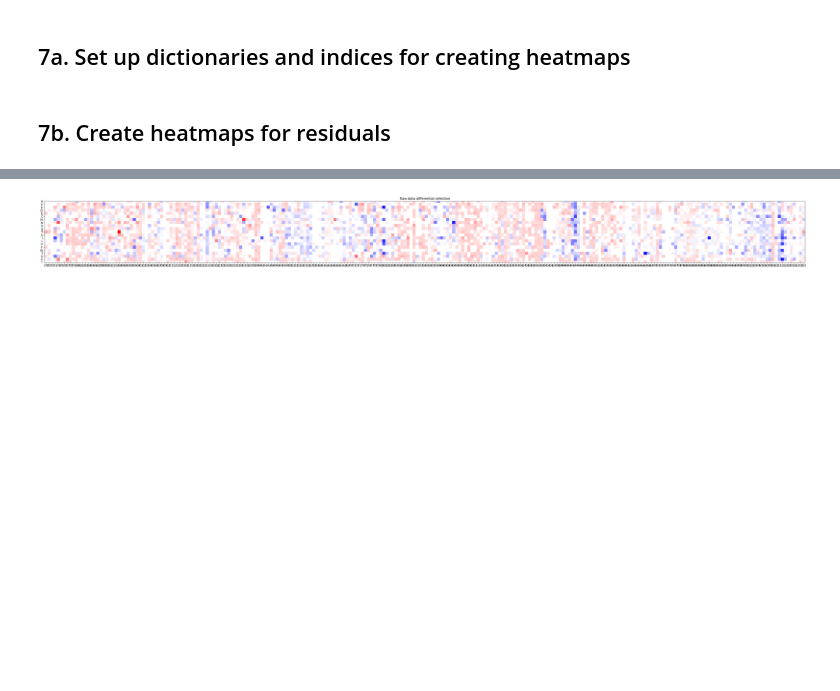
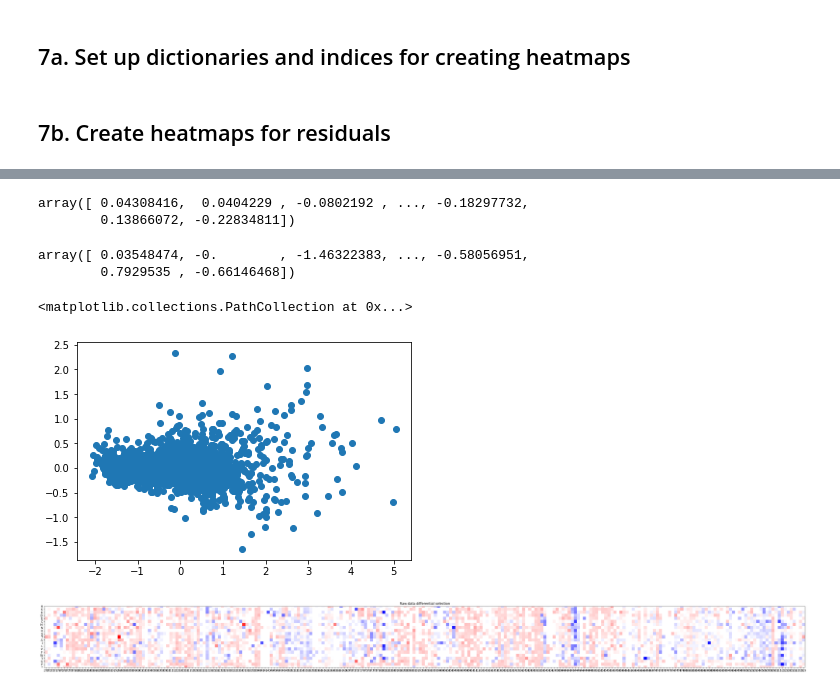
Before and after one commit to nguyenvanessa/src, a Jupyter notebook: nguyenva/compare_scaling_techniques.ipynb, the cells around one changed output, grey strips where cells are left out. Saved outputs shown, nothing was run; the diff lists cells and outputs as text; code cells hidden in the pictures; blank space fills up the shorter version.

```diff
--- a/nguyenva/compare_scaling_techniques.ipynb
+++ b/nguyenva/compare_scaling_techniques.ipynb
@@ -330,3 +330,18 @@ plt.show()
+# %%
+resid_scores
+# %% [output]
+array([ 0.04308416,  0.0404229 , -0.0802192 , ..., -0.18297732,
+        0.13866072, -0.22834811])
+# %%
+dmso_scores
+# %% [output]
+array([ 0.03548474, -0.        , -1.46322383, ..., -0.58056951,
+        0.7929535 , -0.66146468])
+# %%
+plt.scatter(dmso_scores, envision_resid_scores)
+# %% [output]
+<matplotlib.collections.PathCollection at 0x...>
+[figure, added]
 # %%
 fig, ax = plt.subplots(figsize=(50,300))
 resid_map = plt.imshow(diffsel_heatmap.T, cmap='bwr', norm=DivergingNorm(0.0))
```
Also changed, not shown: parts of 4 cells of this notebook, 3 other files.
